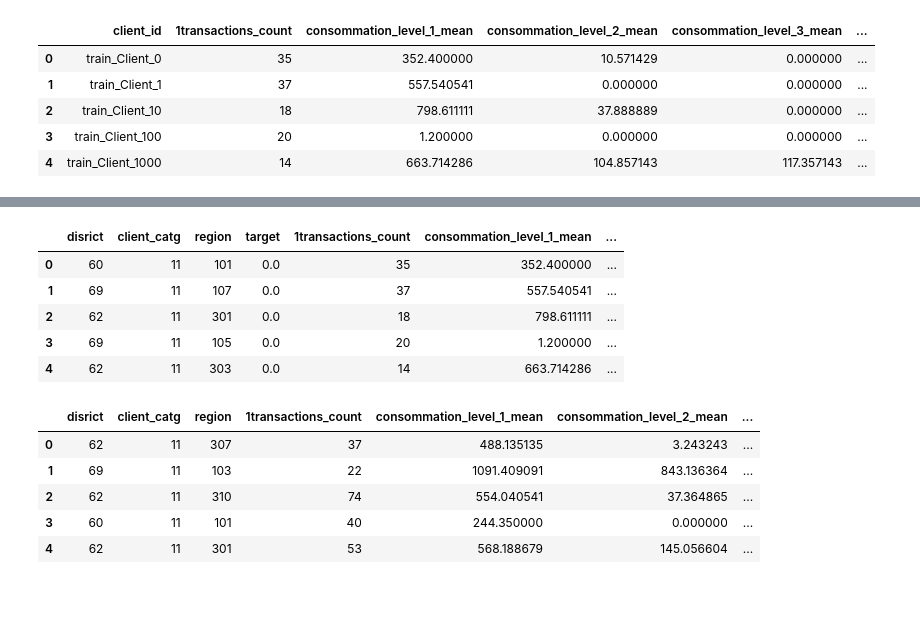
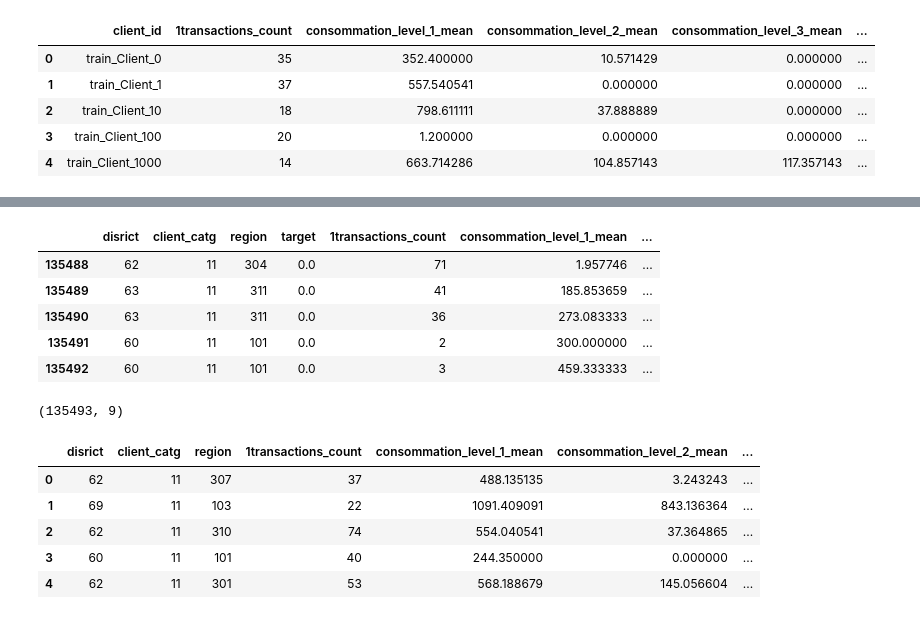
Before and after one commit to jcen1/Fraud-Detection-in-Electricity-and-Gas-Consumption-Challenge, a Jupyter notebook: Notebooks/Boosting&NB&SVM_Models_Maria.ipynb, the cells around one changed output, grey strips where cells are left out. Drawn from its saved outputs; the diff is of its cells as text; code cells hidden in the pictures.

```diff
--- a/Notebooks/Boosting&NB&SVM_Models_Maria.ipynb
+++ b/Notebooks/Boosting&NB&SVM_Models_Maria.ipynb
@@ -116,12 +140,16 @@ for col in drop_columns:
 # %%
-train.head()
+train.tail()
 # %% [output]
 |  | disrict | client_catg | region | target | 1transactions_count | consommation_level_1_mean | ... |
-| 0 | 60 | 11 | 101 | 0.0 | 35 | 352.400000 | ... |
-| 1 | 69 | 11 | 107 | 0.0 | 37 | 557.540541 | ... |
-| 2 | 62 | 11 | 301 | 0.0 | 18 | 798.611111 | ... |
-| 3 | 69 | 11 | 105 | 0.0 | 20 | 1.200000 | ... |
-| 4 | 62 | 11 | 303 | 0.0 | 14 | 663.714286 | ... |
+| 135488 | 62 | 11 | 304 | 0.0 | 71 | 1.957746 | ... |
+| 135489 | 63 | 11 | 311 | 0.0 | 41 | 185.853659 | ... |
+| 135490 | 63 | 11 | 311 | 0.0 | 36 | 273.083333 | ... |
+| 135491 | 60 | 11 | 101 | 0.0 | 2 | 300.000000 | ... |
+| 135492 | 60 | 11 | 101 | 0.0 | 3 | 459.333333 | ... |
+# %%
+train.shape
+# %% [output]
+(135493, 9)
 # %%
 test.head()
 # %% [output]
```
Also changed, not shown: parts of 81 cells of this notebook.
